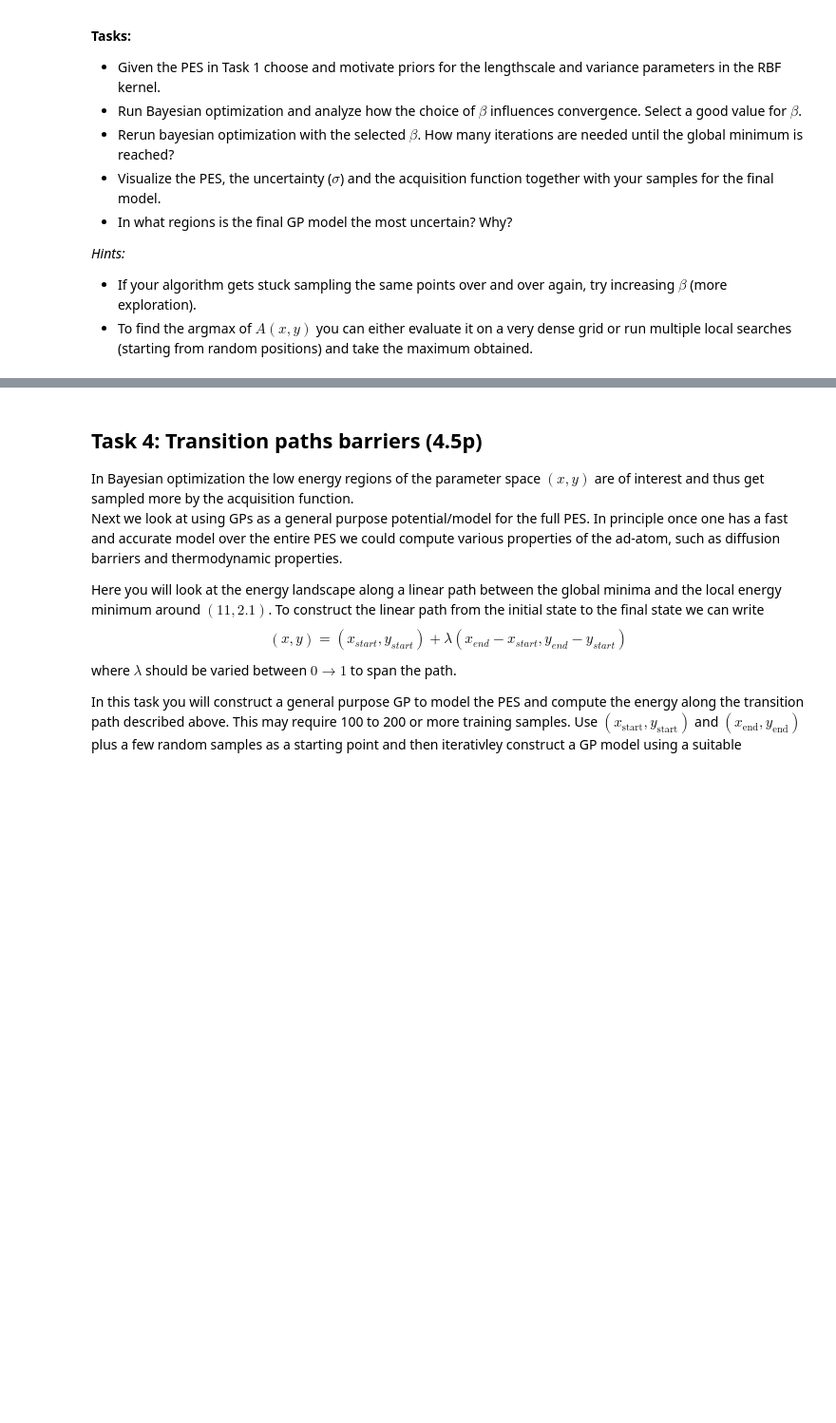
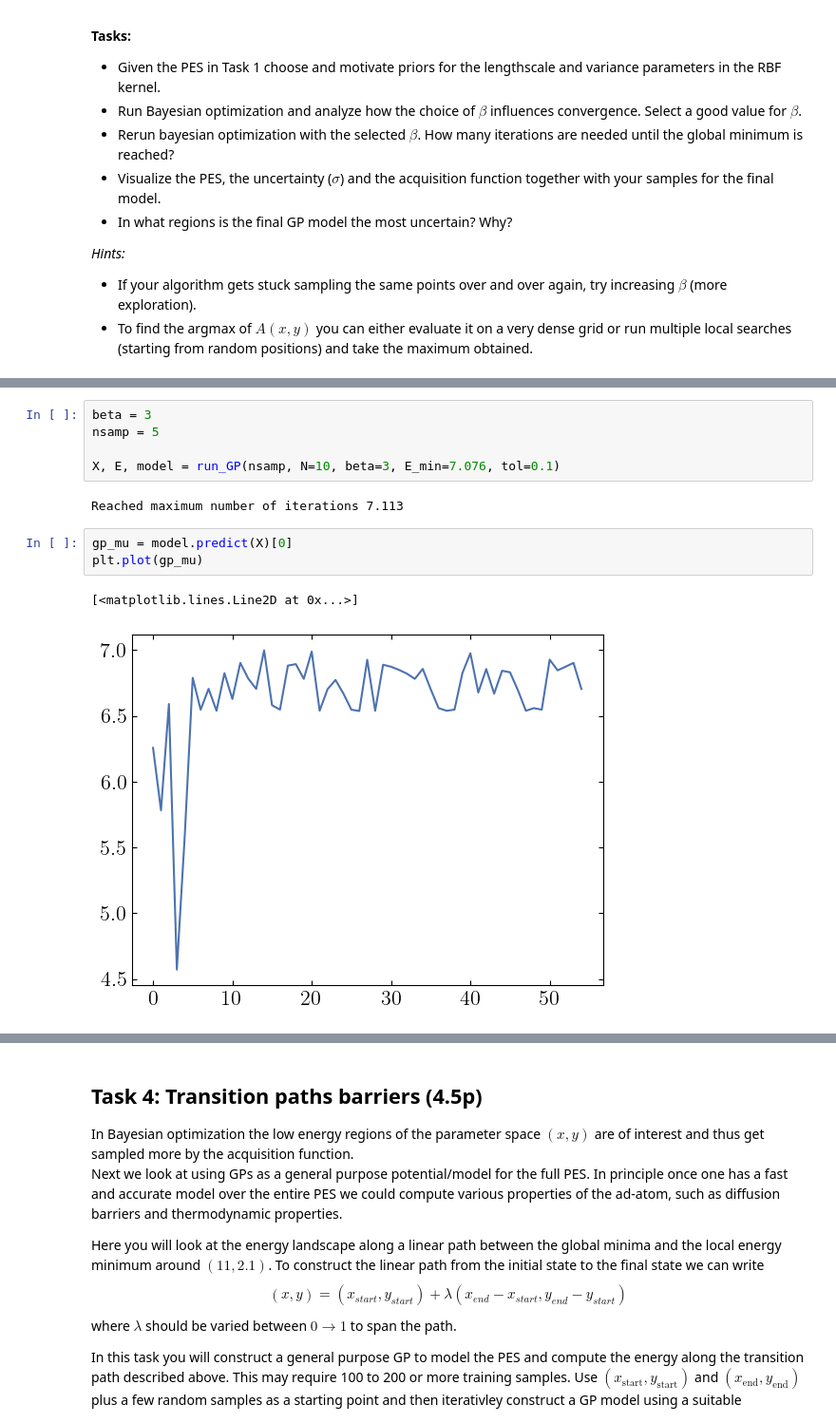
Before and after one commit to j-haralds/Advanced_sim, a Jupyter notebook: project_2b_shared/Jesper_project_2b.ipynb, the cells around one changed output, grey strips where cells are left out. Shown at 95% size. Saved outputs shown, nothing was run; the diff lists cells and outputs as text; blank space fills up the shorter version.

```diff
--- a/project_2b_shared/Jesper_project_2b.ipynb
+++ b/project_2b_shared/Jesper_project_2b.ipynb
@@ -322,0 +432,13 @@ Start the Bayesian optimization from five (5) randomly drawn samples.
+# %%
+beta = 3
+nsamp = 5
+
+X, E, model = run_GP(nsamp, N=10, beta=3, E_min=7.076, tol=0.1)
+# %% [output]
+Reached maximum number of iterations 7.113
+# %%
+gp_mu = model.predict(X)[0]
+plt.plot(gp_mu)
+# %% [output]
+[<matplotlib.lines.Line2D at 0x...>]
+[figure, added]
```
Also changed, not shown: parts of 10 cells of this notebook.
